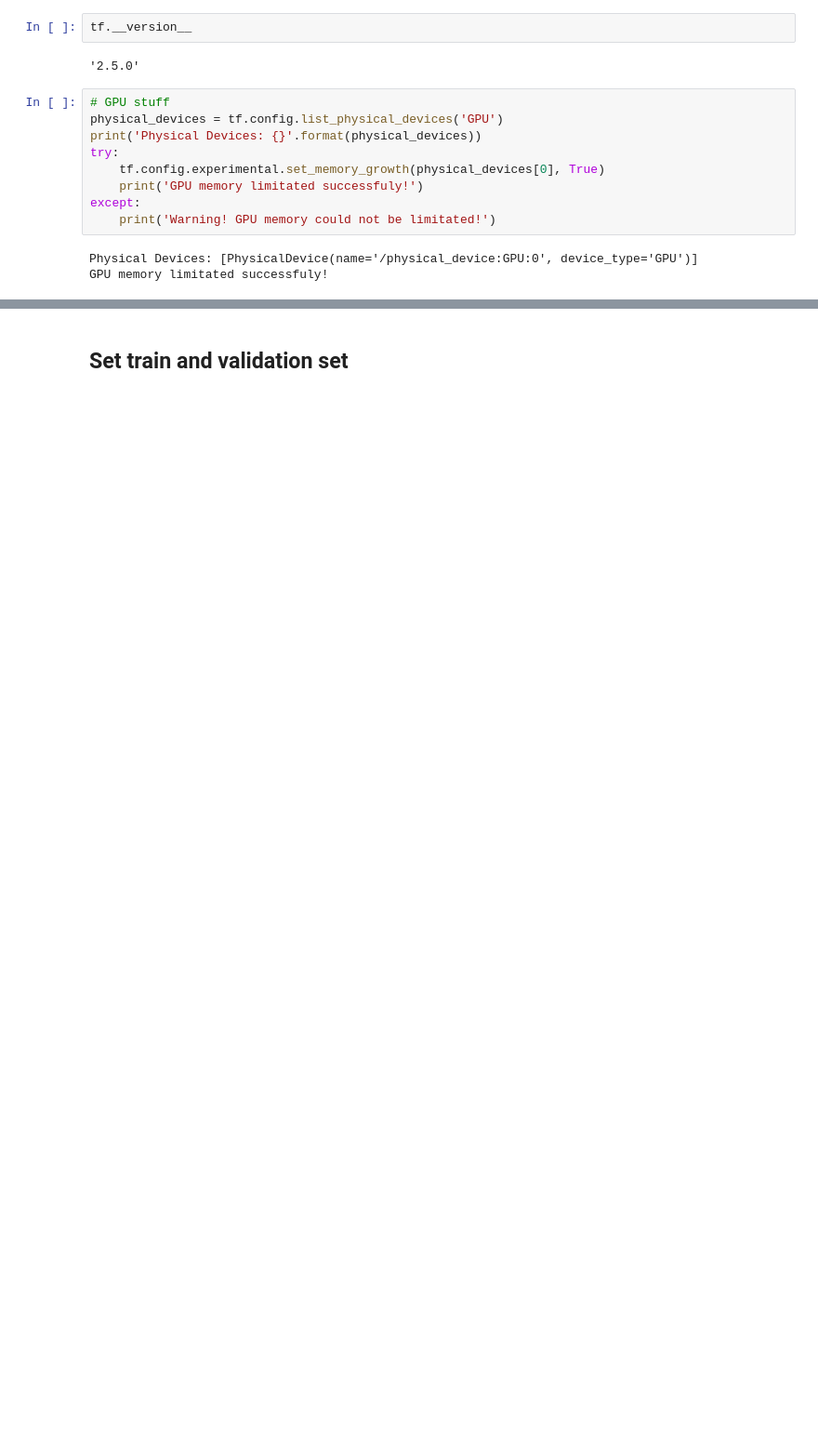
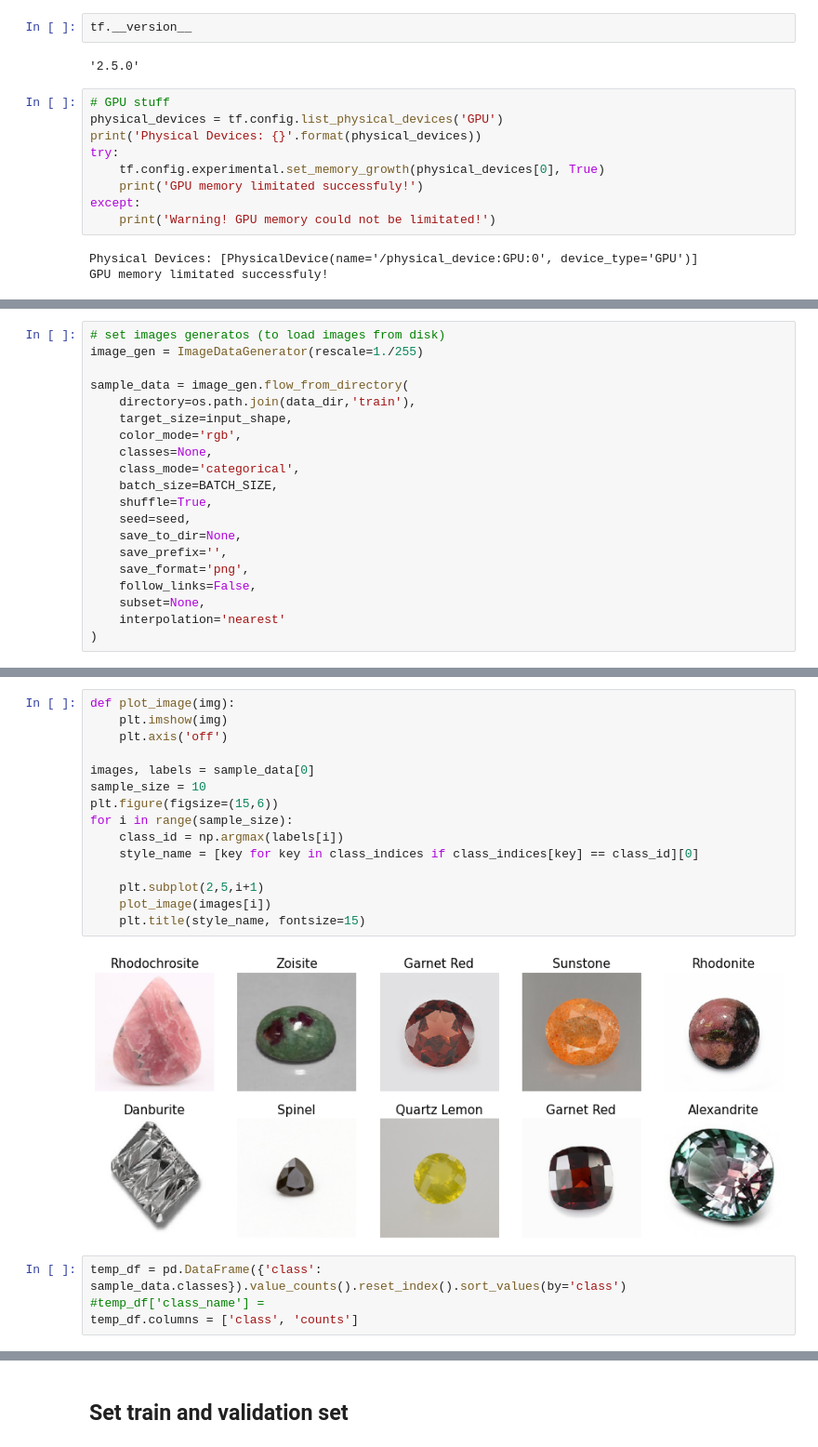
Before and after one commit to loremendez/Gemstones, a Jupyter notebook: Gemstones.ipynb, the cells around one changed output, grey strips where cells are left out. Shown at 93% size. Drawn from its saved outputs; the diff is of its cells as text; blank space fills up the shorter version.

```diff
--- a/Gemstones.ipynb
+++ b/Gemstones.ipynb
@@ -173,0 +48,20 @@ for i in range(sample_size):
+# %%
+# set images generatos (to load images from disk)
+image_gen = ImageDataGenerator(rescale=1./255)
+
+sample_data = image_gen.flow_from_directory(
+    directory=os.path.join(data_dir,'train'),
+    target_size=input_shape,
+    color_mode='rgb',
+    classes=None,
+    class_mode='categorical',
+    batch_size=BATCH_SIZE,
+    shuffle=True,
+    seed=seed,
+    save_to_dir=None,
+    save_prefix='',
+    save_format='png',
+    follow_links=False,
+    subset=None,
+    interpolation='nearest'
+)
@@ -173,0 +94,21 @@ for i in range(sample_size):
+# %%
+def plot_image(img):
+    plt.imshow(img)
+    plt.axis('off')
+
+images, labels = sample_data[0]
+sample_size = 10
+plt.figure(figsize=(15,6))
+for i in range(sample_size):
+    class_id = np.argmax(labels[i])
+    style_name = [key for key in class_indices if class_indices[key] == class_id][0]
+
+    plt.subplot(2,5,i+1)
+    plot_image(images[i])
+    plt.title(style_name, fontsize=15)
+# %% [output]
+[figure, added]
+# %%
+temp_df = pd.DataFrame({'class': sample_data.classes}).value_counts().reset_index().sort_values(by='class')
+#temp_df['class_name'] =
+temp_df.columns = ['class', 'counts']
```
Also changed, not shown: parts of 42 cells of this notebook, 1 other file.
